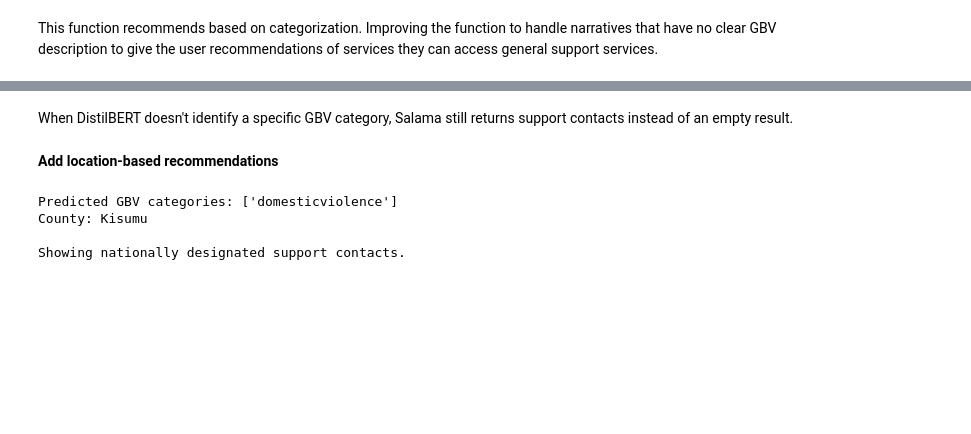
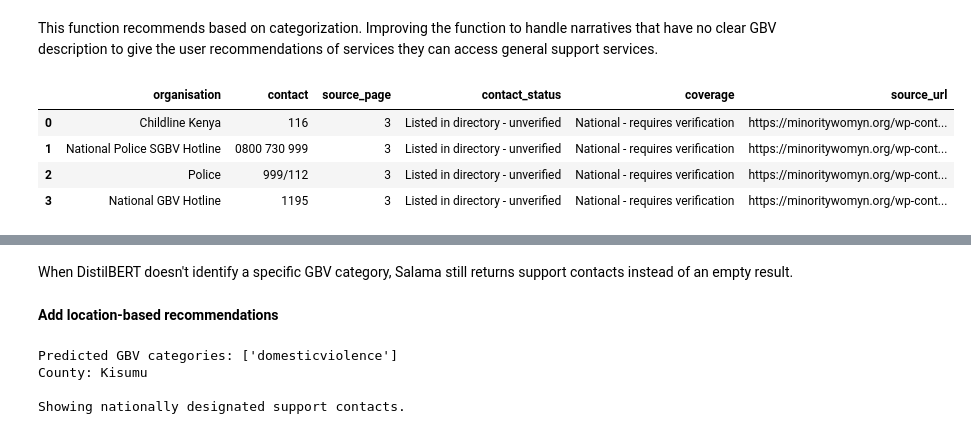
Before and after one commit to Njeri-Kiarie/Final_Capstone, a Jupyter notebook: Salama/models/support_pdf.ipynb, the cells around one changed output, grey strips where cells are left out. Drawn from its saved outputs; the diff is of its cells as text; code cells hidden in the pictures; blank space fills up the shorter version.

```diff
--- a/Salama/models/support_pdf.ipynb
+++ b/Salama/models/support_pdf.ipynb
@@ -1203,6 +1204,20 @@ Predicted GBV categories: ['domesticviolence']
 | 7 | Bar Hostess Empowerment and Suppo... | 020 2608944 / 0795196876 / 072310... | [Psychosocial Support, Healthcare... | 3 | Listed in directory - unverified |
 # %% [markdown]
 This function recommends based on categorization. Improving the function to handle narratives that have no clear GBV description to give the user recommendations of services they can access general support services.
+# %%
+import pandas as pd
+
+national_hotlines_display = pd.read_csv(
+    "../../data/national_gbv_hotlines.csv"
+)
+
+display(national_hotlines_display)
+# %% [output]
+|  | organisation | contact | source_page | contact_status | coverage | source_url |
+| 0 | Childline Kenya | 116 | 3 | Listed in directory - unverified | National - requires verification | https://minoritywomyn.org/wp-cont... |
+| 1 | National Police SGBV Hotline | 0800 730 999 | 3 | Listed in directory - unverified | National - requires verification | https://minoritywomyn.org/wp-cont... |
+| 2 | Police | 999/112 | 3 | Listed in directory - unverified | National - requires verification | https://minoritywomyn.org/wp-cont... |
+| 3 | National GBV Hotline | 1195 | 3 | Listed in directory - unverified | National - requires verification | https://minoritywomyn.org/wp-cont... |
 # %%
 def salama_recommend(text, top_n=5):
 
```
Also changed, not shown: parts of 38 cells of this notebook, 6 other files.
